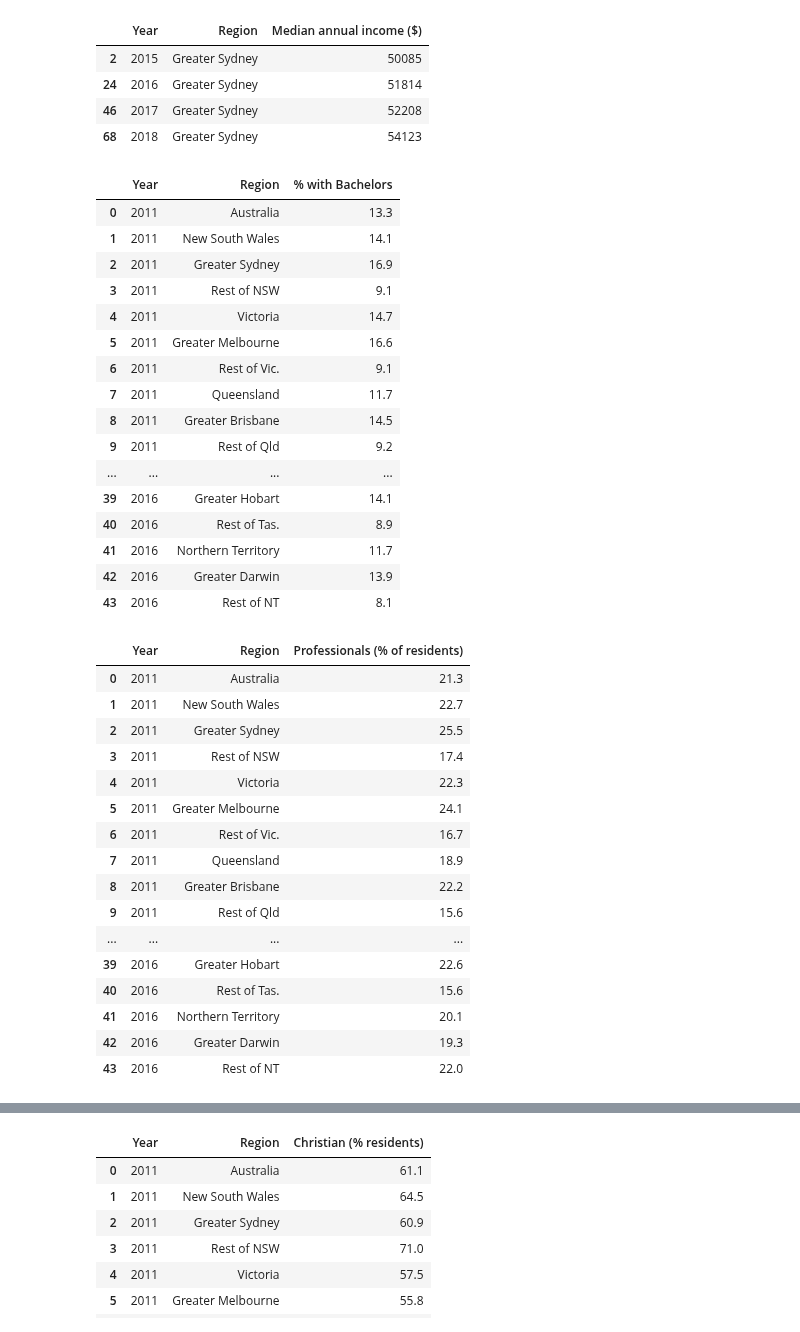
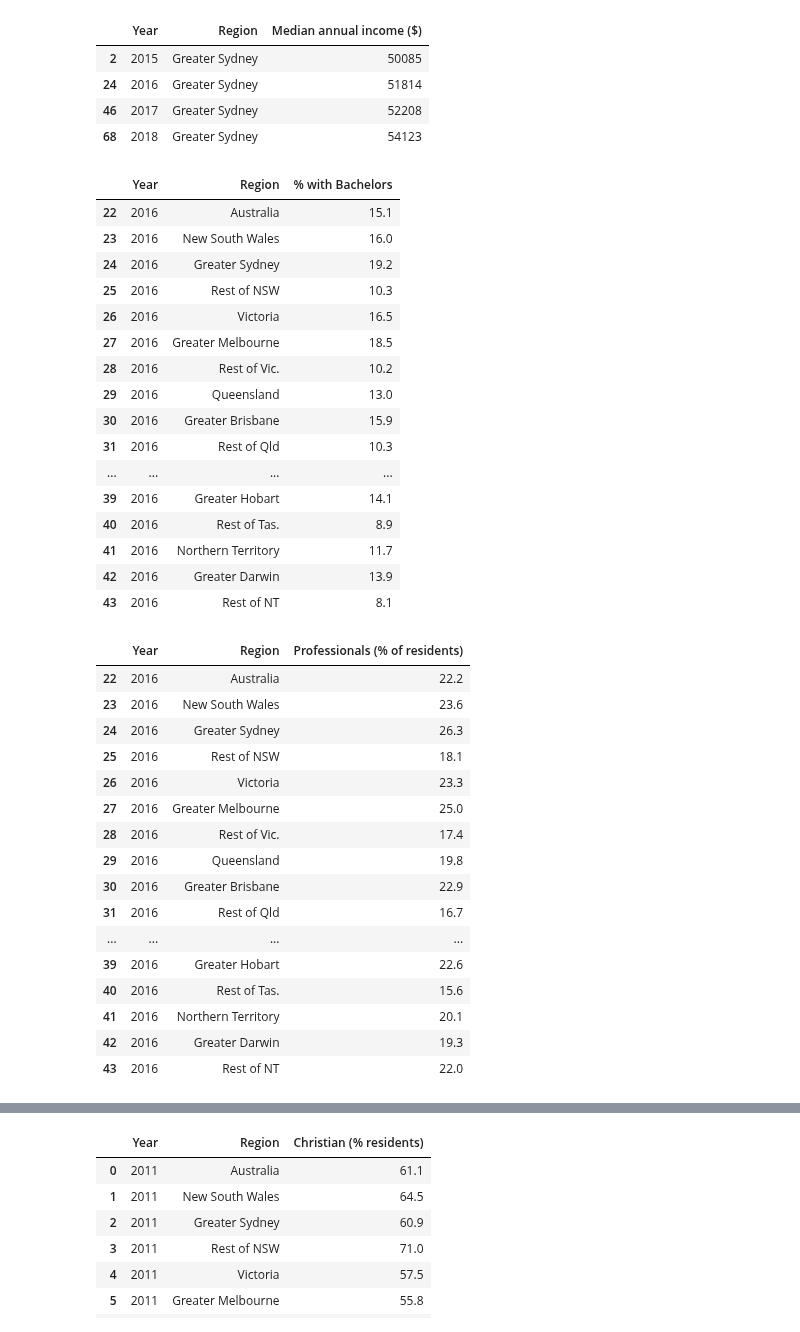
Before and after one commit to NathanJPotter/Team-Project-1, a Jupyter notebook: Project 1.ipynb, the cells around one changed output, grey strips where cells are left out. Drawn from its saved outputs; the diff is of its cells as text; code cells hidden in the pictures.

```diff
--- a/Project 1.ipynb
+++ b/Project 1.ipynb
@@ -188,19 +185,20 @@ syd_income_df
 | 68 | 2018 | Greater Sydney | 54123 |
 # %%
 # % of people completed a bachelors degree
-edu_data_df
+edu_data_2016_df = edu_data_df.loc[edu_data_df['Year'] == 2016]
+edu_data_2016_df
 # %% [output]
 |  | Year | Region | % with Bachelors |
-| 0 | 2011 | Australia | 13.3 |
-| 1 | 2011 | New South Wales | 14.1 |
-| 2 | 2011 | Greater Sydney | 16.9 |
-| 3 | 2011 | Rest of NSW | 9.1 |
-| 4 | 2011 | Victoria | 14.7 |
-| 5 | 2011 | Greater Melbourne | 16.6 |
-| 6 | 2011 | Rest of Vic. | 9.1 |
-| 7 | 2011 | Queensland | 11.7 |
-| 8 | 2011 | Greater Brisbane | 14.5 |
-| 9 | 2011 | Rest of Qld | 9.2 |
+| 22 | 2016 | Australia | 15.1 |
+| 23 | 2016 | New South Wales | 16.0 |
+| 24 | 2016 | Greater Sydney | 19.2 |
+| 25 | 2016 | Rest of NSW | 10.3 |
+| 26 | 2016 | Victoria | 16.5 |
+| 27 | 2016 | Greater Melbourne | 18.5 |
+| 28 | 2016 | Rest of Vic. | 10.2 |
+| 29 | 2016 | Queensland | 13.0 |
+| 30 | 2016 | Greater Brisbane | 15.9 |
+| 31 | 2016 | Rest of Qld | 10.3 |
 | ... | ... | ... | ... |
 | 39 | 2016 | Greater Hobart | 14.1 |
 | 40 | 2016 | Rest of Tas. | 8.9 |
@@ -209,19 +207,20 @@ edu_data_df
 | 43 | 2016 | Rest of NT | 8.1 |
 # %%
 # % of professionals
-prof_data_df
+prof_data_2016_df = prof_data_df.loc[prof_data_df['Year'] == 2016]
+prof_data_2016_df
 # %% [output]
 |  | Year | Region | Professionals (% of residents) |
-| 0 | 2011 | Australia | 21.3 |
-| 1 | 2011 | New South Wales | 22.7 |
-| 2 | 2011 | Greater Sydney | 25.5 |
-| 3 | 2011 | Rest of NSW | 17.4 |
-| 4 | 2011 | Victoria | 22.3 |
-| 5 | 2011 | Greater Melbourne | 24.1 |
-| 6 | 2011 | Rest of Vic. | 16.7 |
-| 7 | 2011 | Queensland | 18.9 |
-| 8 | 2011 | Greater Brisbane | 22.2 |
-| 9 | 2011 | Rest of Qld | 15.6 |
+| 22 | 2016 | Australia | 22.2 |
+| 23 | 2016 | New South Wales | 23.6 |
+| 24 | 2016 | Greater Sydney | 26.3 |
+| 25 | 2016 | Rest of NSW | 18.1 |
+| 26 | 2016 | Victoria | 23.3 |
+| 27 | 2016 | Greater Melbourne | 25.0 |
+| 28 | 2016 | Rest of Vic. | 17.4 |
+| 29 | 2016 | Queensland | 19.8 |
+| 30 | 2016 | Greater Brisbane | 22.9 |
+| 31 | 2016 | Rest of Qld | 16.7 |
 | ... | ... | ... | ... |
 | 39 | 2016 | Greater Hobart | 22.6 |
 | 40 | 2016 | Rest of Tas. | 15.6 |
```
Also changed, not shown: parts of 20 cells of this notebook, 1 other file.
